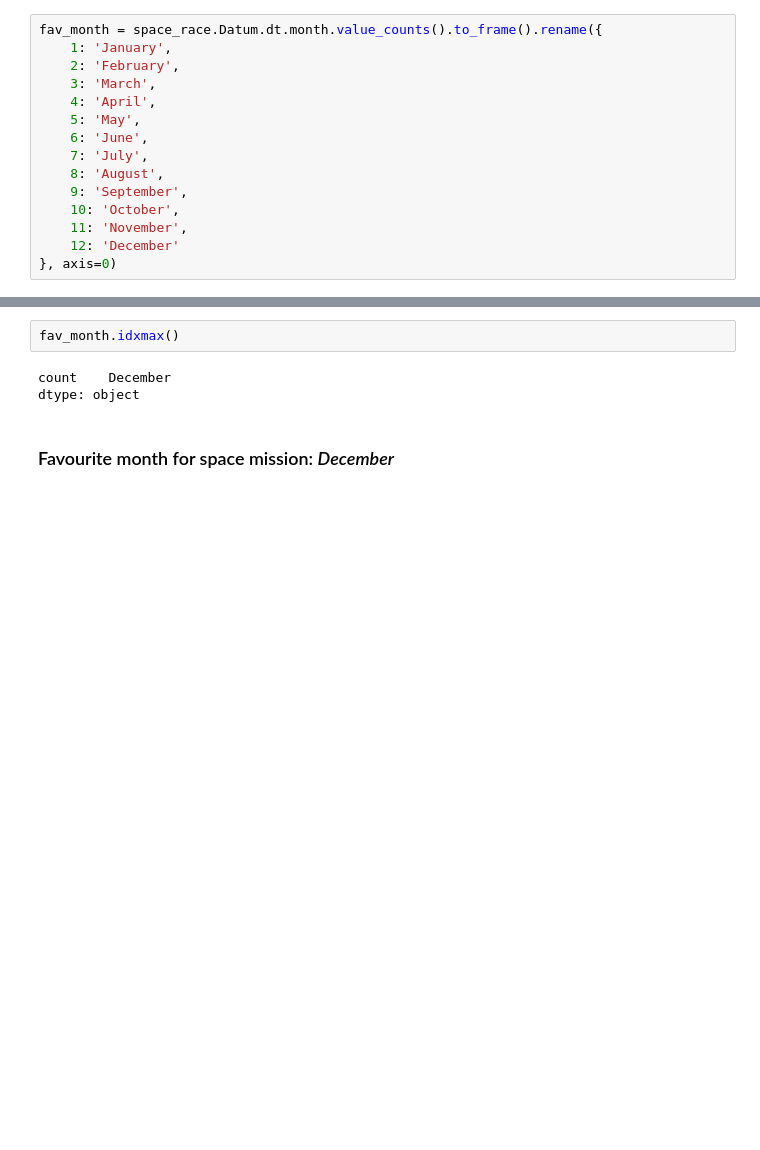
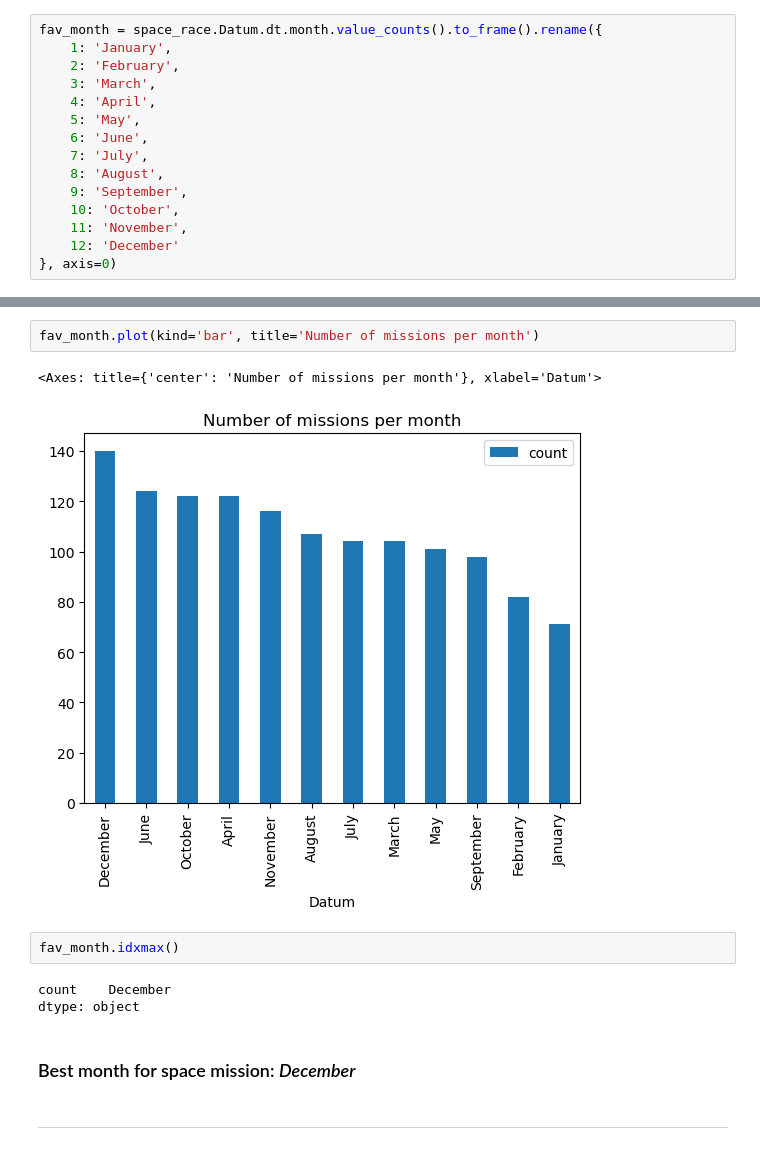
Before and after one commit to Vronst/space_race_analysis, a Jupyter notebook: Space_race_analysis.ipynb, the cells around one changed output, grey strips where cells are left out. Drawn from its saved outputs; the diff is of its cells as text; blank space fills up the shorter version.

```diff
--- a/Space_race_analysis.ipynb
+++ b/Space_race_analysis.ipynb
@@ -561,10 +554,17 @@ fav_month
+# %%
+fav_month.plot(kind='bar', title='Number of missions per month')
+# %% [output]
+<Axes: title={'center': 'Number of missions per month'}, xlabel='Datum'>
+[figure, added]
 # %%
 fav_month.idxmax()
 # %% [output]
 count    December
 dtype: object
 # %% [markdown]
-### Favourite month for space mission: *December*
+### Best month for space mission: *December*
+# %% [markdown]
+---
 # %% [markdown]
 ## Observations:
 - The United States inaugurated its space program nearly four years prior to Russia, establishing an early lead.
```
Also changed, not shown: parts of 32 cells of this notebook, 1 other file.
